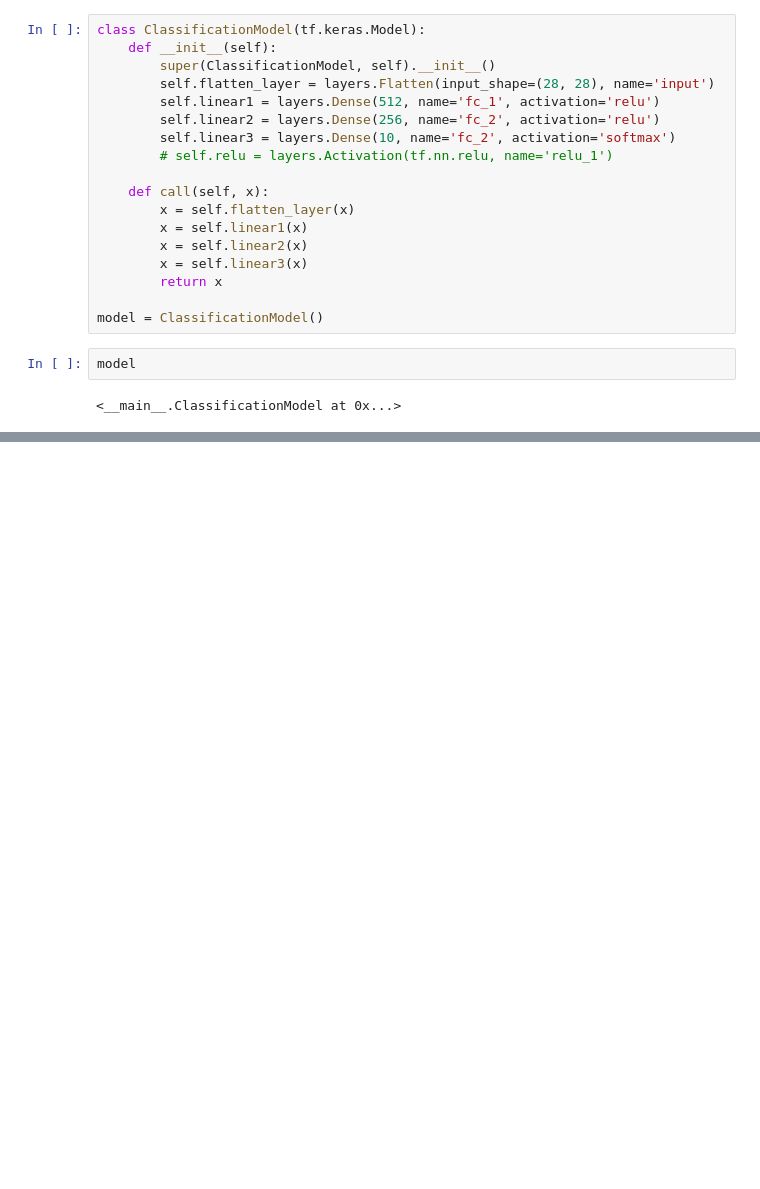
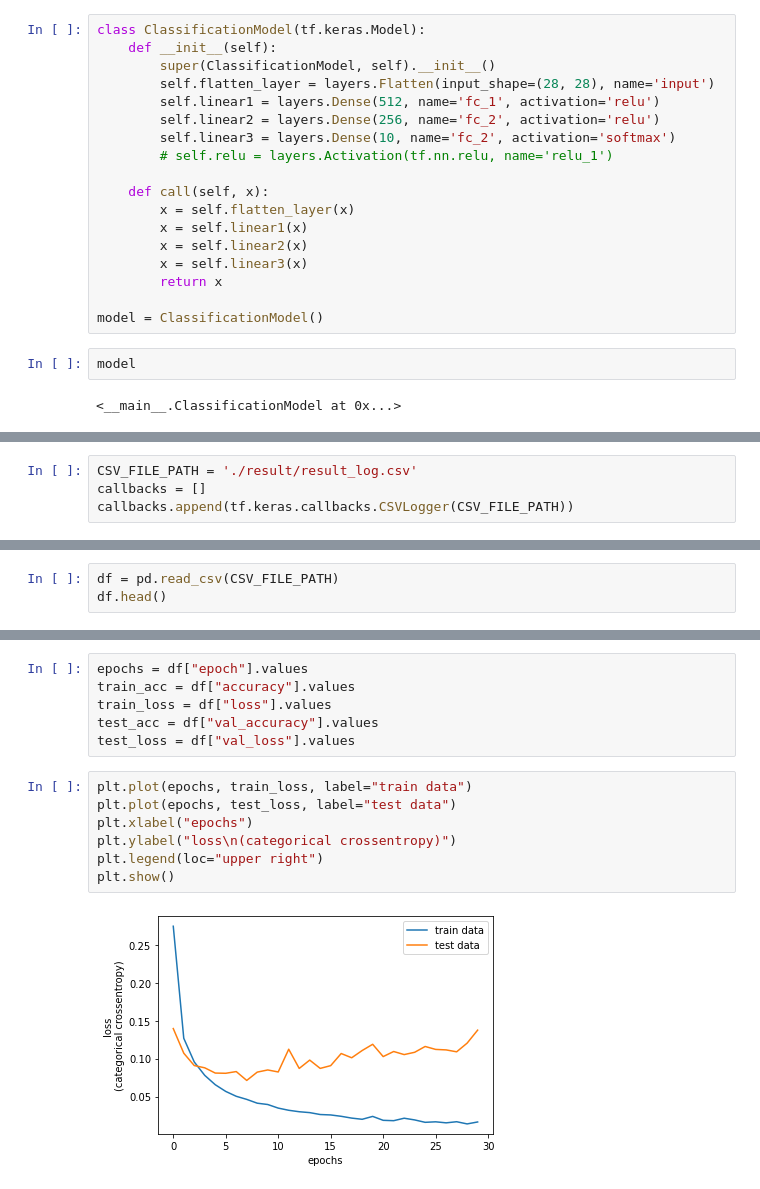
Before and after one commit to k-saito0107/Creative.hack_2022, a Jupyter notebook: 勉強会/MNIST画像分類.ipynb, the cells around one changed output, grey strips where cells are left out. Drawn from its saved outputs; the diff is of its cells as text; blank space fills up the shorter version.

Commit message:
make trainning code for MNIST

```diff
--- a/勉強会/MNIST画像分類.ipynb
+++ b/勉強会/MNIST画像分類.ipynb
@@ -82,0 +101,4 @@ model
+# %%
+CSV_FILE_PATH = './result/result_log.csv'
+callbacks = []
+callbacks.append(tf.keras.callbacks.CSVLogger(CSV_FILE_PATH))
@@ -82,0 +154,3 @@ model
+# %%
+df = pd.read_csv(CSV_FILE_PATH)
+df.head()
@@ -82,0 +164,15 @@ model
+# %%
+epochs = df["epoch"].values
+train_acc = df["accuracy"].values
+train_loss = df["loss"].values
+test_acc = df["val_accuracy"].values
+test_loss = df["val_loss"].values
+# %%
+plt.plot(epochs, train_loss, label="train data")
+plt.plot(epochs, test_loss, label="test data")
+plt.xlabel("epochs")
+plt.ylabel("loss\n(categorical crossentropy)")
+plt.legend(loc="upper right")
+plt.show()
+# %% [output]
+[figure, added]
```
Also changed, not shown: parts of 16 cells of this notebook, 1 other file.
